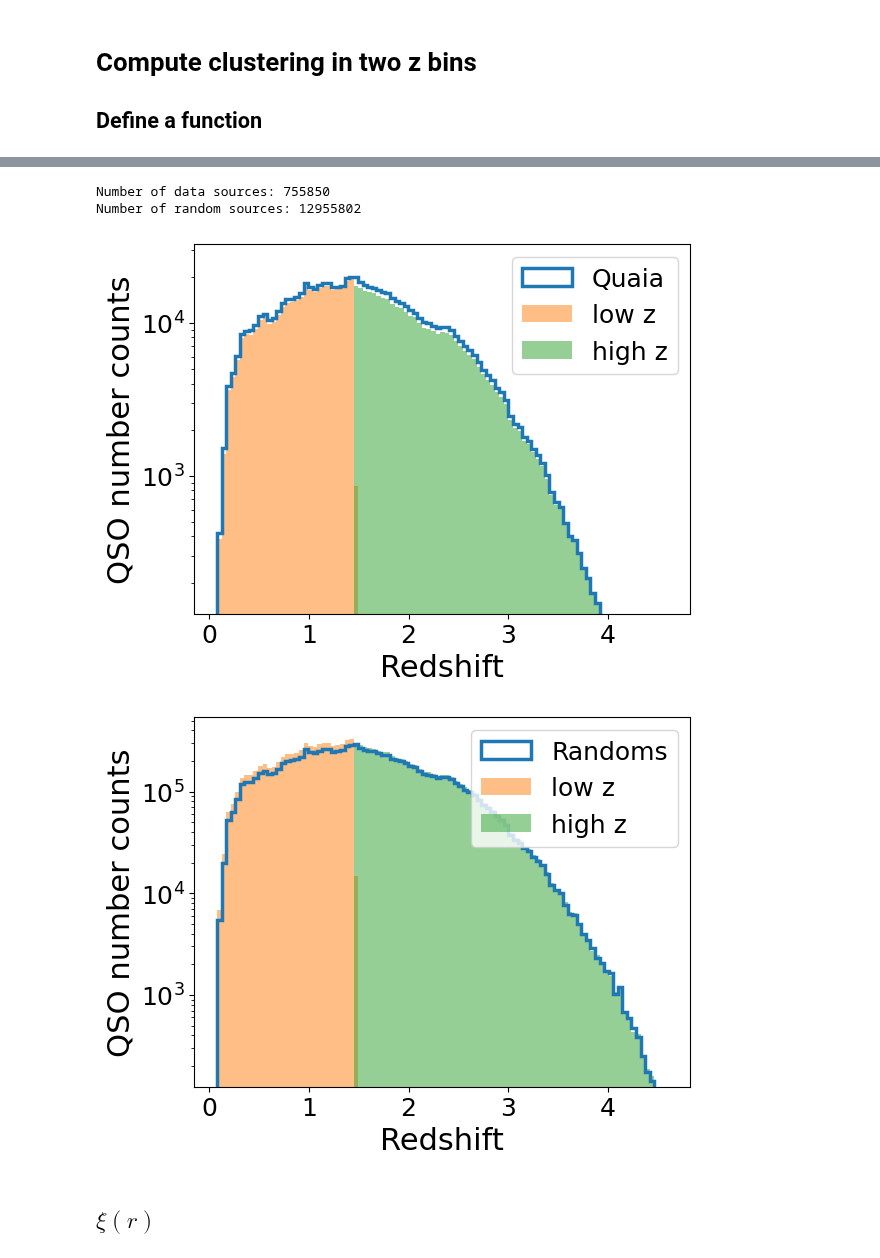
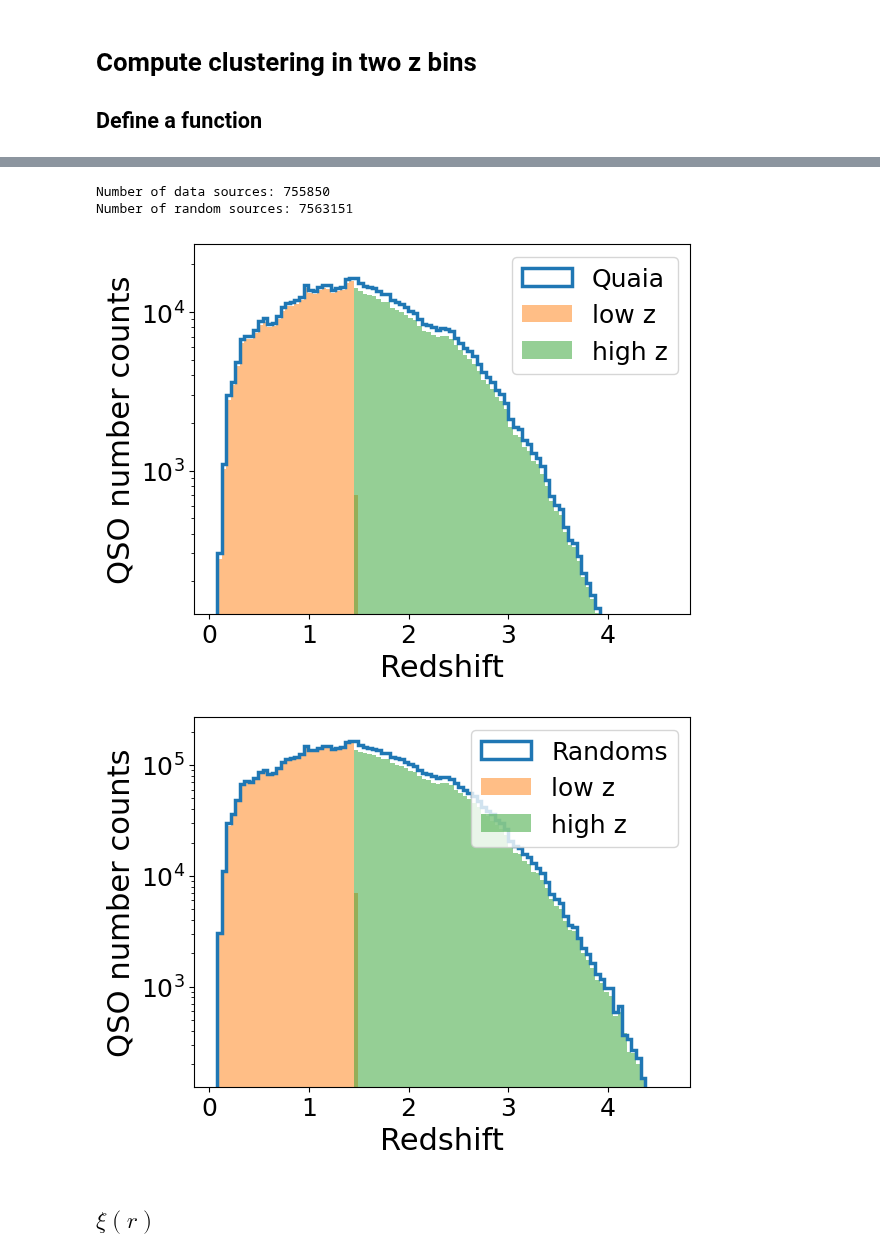
Before and after one commit to mshiferaw/quaia_bias, a Jupyter notebook: notebooks/2025-07-30_zbins.ipynb, the cells around one changed output, grey strips where cells are left out. Cells and saved outputs as stored; diff of their text form; code cells hidden in the pictures.

Commit message:
generate random zbinned catalogs with selfunc

```diff
--- a/notebooks/2025-07-30_zbins.ipynb
+++ b/notebooks/2025-07-30_zbins.ipynb
@@ -44,6 +48,9 @@ fn_randhi = f'../data/randoms/random_G20.5_10x.fits'
 fn_sello = f'../data/maps/selection_function_NSIDE64_G20.0.fits'
 fn_selhi = f'../data/maps/selection_function_NSIDE64_G20.5.fits'
 # %%
+fn_sello_zbin0 = f'../data/maps/selection_function_NSIDE64_G20.0_zsplit2bin0.fits'
+fn_sello_zbin1 = f'../data/maps/selection_function_NSIDE64_G20.0_zsplit2bin1.fits'
+
 fn_selhi_zbin0 = f'../data/maps/selection_function_NSIDE64_G20.5_zsplit2bin0.fits'
 fn_selhi_zbin1 = f'../data/maps/selection_function_NSIDE64_G20.5_zsplit2bin1.fits'
 # %% [markdown]
@@ -141,11 +148,9 @@ N_randhi_mask_zbin1 = len(tab_randhi_zbin1)
 # Compute clustering in two z bins
 ## Define a function
 # %%
-def zbins(fn_selhi, fn_datahi, plot = False):
+def zbins(fn_datahi, fn_randhi, fn_selhi_zbin0, fn_selhi_zbin1, fn_selhi, plot = False):
 
     # parameters
-    selfunc_hi = hp.fitsfunc.read_map(fn_selhi)
-
     selfunc_hi_zbin0 = hp.fitsfunc.read_map(fn_selhi_zbin0)
     selfunc_hi_zbin1 = hp.fitsfunc.read_map(fn_selhi_zbin1)
 
@@ -155,19 +160,16 @@ def zbins(fn_selhi, fn_datahi, plot = False):
     print(f"Number of data sources: {N_datahi}")
 
     pixel_indices_datahi = hp.ang2pix(NSIDE, tab_datahi['ra'], tab_datahi['dec'], lonlat=True)
-    mask_datahi = selfunc_hi[pixel_indices_datahi]>=0.5
-    N_datahi_mask = len(tab_datahi['ra'][mask_datahi])
-
-    cut = np.median(tab_datahi['redshift_quaia'])
-
     mask_datahi_zbin0 = selfunc_hi_zbin0[pixel_indices_datahi]>=0.5
     mask_datahi_zbin1 = selfunc_hi_zbin1[pixel_indices_datahi]>=0.5
 
     # impose zbin and selfunc mask on data
+    cut = np.median(tab_datahi['redshift_quaia'])
     tab_datahi_zbin0 = tab_datahi[mask_datahi_zbin0][tab_datahi['redshift_quaia'][mask_datahi_zbin0]<cut]
+    tab_datahi_zbin1 = tab_datahi[mask_datahi_zbin1][tab_datahi['redshift_quaia'][mask_datahi_zbin1]>=cut]
+
+    # record N in each bin
     N_datahi_mask_zbin0 = len(tab_datahi_zbin0)
-
-    tab_datahi_zbin1 = tab_datahi[mask_datahi_zbin1][tab_datahi['redshift_quaia'][mask_datahi_zbin1]>=cut]
     N_datahi_mask_zbin1 = len(tab_datahi_zbin1)
 
     # random catalog
@@ -175,14 +177,11 @@ def zbins(fn_selhi, fn_datahi, plot = False):
     N_randhi = len(tab_randhi)
     print(f"Number of random sources: {N_randhi}")
 
-    # pixel_indices_randhi = hp.ang2pix(NSIDE, tab_randhi['ra'], tab_randhi['dec'], lonlat=True)
-    # mask_randhi = selfunc_hi[pixel_indices_randhi]>=0.5
-    # N_randhi_mask = len(tab_randhi['ra'][mask_randhi])
-
     # split randoms in two
     # tab_randhi_zbin0_nomask = tab_randhi[:int(N_randhi/2)]
     # tab_randhi_zbin1_nomask = tab_randhi[int(N_randhi/2):]
-    ind_zbin0 = np.random.choice(list(range(N_randhi)), size = int(N_randhi/2), replace = False)
+    rng = np.random.default_rng(2023)
+    ind_zbin0 = rng.choice(list(range(N_randhi)), size = int(N_randhi/2), replace = False)
     ind_zbin1 = np.setdiff1d(list(range(N_randhi)), ind_zbin0)
 
     # get the pixel indices for objects in each random zbin
@@ -217,8 +216,11 @@ def zbins(fn_selhi, fn_datahi, plot = False):
     # tab_randhi_zbin1 = tab_randhi[mask_randhi_zbin1][tab_randhi['redshift_quaia_'+mask_type+'_zbin1'][mask_randhi_zbin1]>=cut]
     # N_randhi_mask_zbin1 = len(tab_randhi_zbin1[mask_randhi_zbin1])
 
+    # plot data
     bins = np.linspace(0.08, 4.6, 100)
-    plt.hist(tab_datahi['redshift_quaia'], histtype = 'step', label = 'Quaia', bins = bins, linewidth = 2.5)
+    selfunc_hi = hp.fitsfunc.read_map(fn_selhi)
+    mask_datahi = selfunc_hi[pixel_indices_datahi]>=0.5
+    plt.hist(tab_datahi['redshift_quaia'][mask_datahi], histtype = 'step', label = 'Quaia', bins = bins, linewidth = 2.5)
     plt.hist(tab_datahi_zbin0['redshift_quaia'], alpha = 0.5, label = 'low z', bins = bins, linestyle = '--', linewidth = 2.5)
     plt.hist(tab_datahi_zbin1['redshift_quaia'], alpha = 0.5,  label = 'high z', bins = bins, linestyle = '--', linewidth = 2.5)
     plt.xlabel('Redshift')
@@ -228,7 +230,13 @@ def zbins(fn_selhi, fn_datahi, plot = False):
     plt.legend()
     plt.show()
 
-    bins = np.linspace(0.08, 4.6, 100)
+    # for comparison purposes
+    pixel_indices_randhi = hp.ang2pix(NSIDE, tab_randhi['ra'], tab_randhi['dec'], lonlat=True)
+    mask_randhi = selfunc_hi[pixel_indices_randhi]>=0.5
+    N_randhi_mask = len(tab_randhi['ra'][mask_randhi])
+    N_datahi_mask = len(tab_datahi['ra'][mask_datahi])
+
+    # plot randoms
     quaia.z_dist(tab_datahi, tab_randhi, mask_datahi, mask_randhi, N_datahi_mask, N_randhi_mask, mask_type = mask_type)
     plt.hist(tab_randhi['redshift_quaia_'+mask_type], histtype = 'step', label = 'Randoms', bins = bins, linewidth = 2.5)
     plt.hist(tab_randhi_zbin0['redshift_quaia_'+mask_type+'_zbin0'], alpha = 0.5, label = 'low z', bins = bins, linestyle = '--',
@@ -254,12 +263,13 @@ Number of random sources: 12955802
 [figure]
 # %%
 (tab_datalo_zbin0, tab_datalo_zbin1, tab_randlo_zbin0, tab_randlo_zbin1, N_datalo_mask_zbin0, N_datalo_mask_zbin1,
-            N_randlo_mask_zbin0, N_randlo_mask_zbin1, key_zbin0, key_zbin1) = zbins(fn_sello, fn_datalo)
+ N_randlo_mask_zbin0, N_randlo_mask_zbin1, key_zbin0, key_zbin1) = zbins(fn_datalo, fn_randlo, fn_sello_zbin0, fn_sello_zbin1,
+                                                                         fn_sello)
 # %% [output]
 Number of data sources: 755850
-Number of random sources: 12955802
+Number of random sources: 7563151
-[figure, old version]
+[figure, new version]
-[figure, old version]
+[figure, new version]
 # %% [markdown]
 ## $\xi(r)$
 # %%
```
Also changed, not shown: parts of 4 cells of this notebook, 11 other files.
